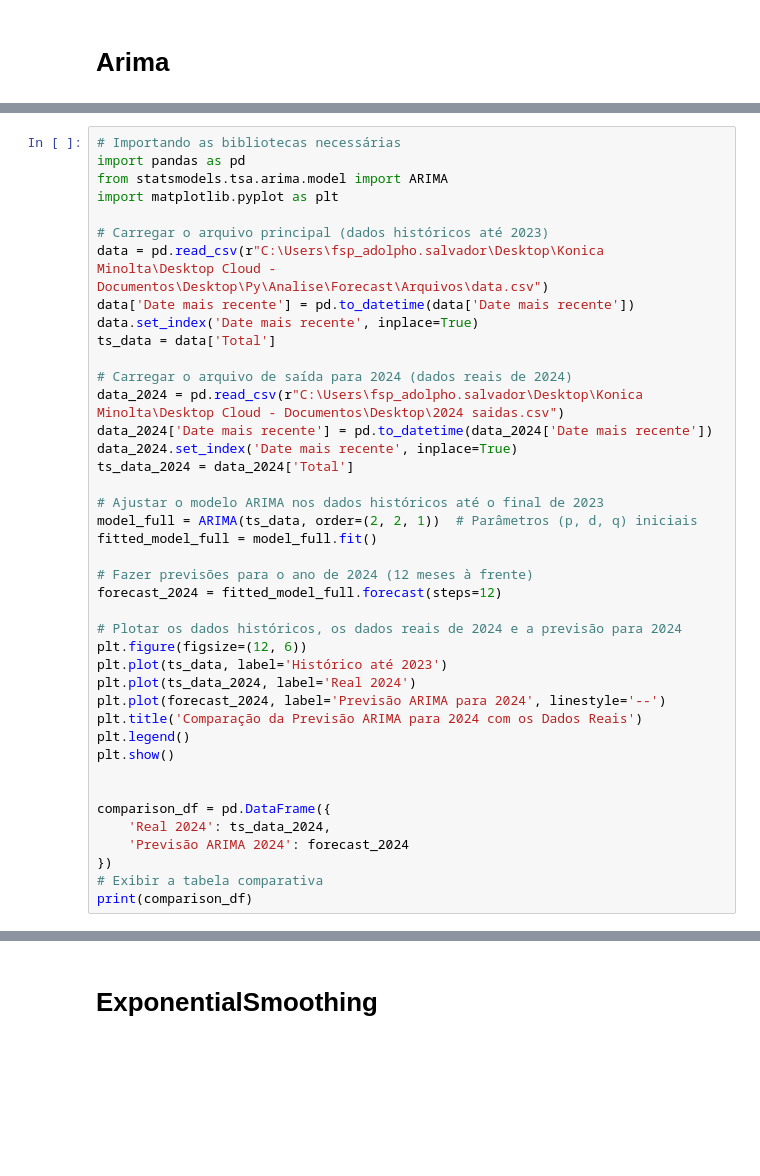
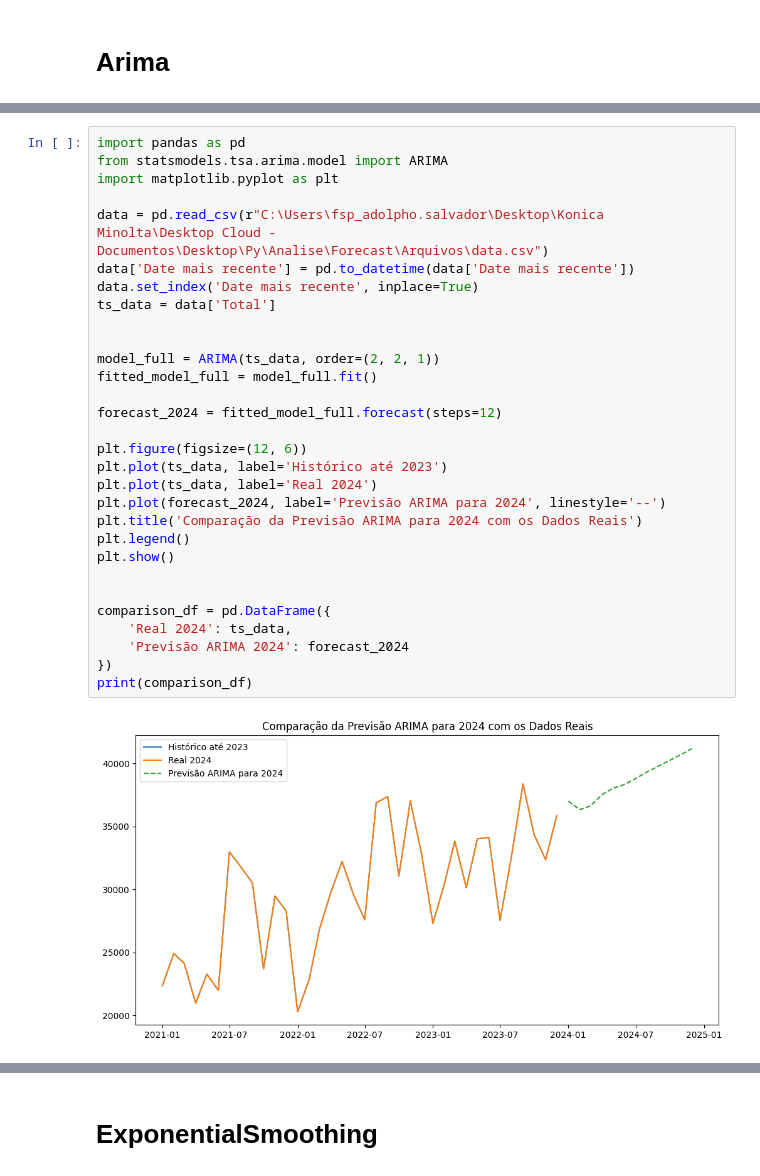
Before and after one commit to AdolphoBorgesSalvador/Analise, a Jupyter notebook: Forecast/analise_previsao.ipynb, the cells around one changed output, grey strips where cells are left out. Cells and saved outputs as stored; diff of their text form; blank space fills up the shorter version.

```diff
--- a/Forecast/analise_previsao.ipynb
+++ b/Forecast/analise_previsao.ipynb
@@ -45,41 +76,32 @@ print(best_model.summary())
 # %%
-# Importando as bibliotecas necessárias
 import pandas as pd
 from statsmodels.tsa.arima.model import ARIMA
 import matplotlib.pyplot as plt
 
-# Carregar o arquivo principal (dados históricos até 2023)
 data = pd.read_csv(r"C:\Users\fsp_adolpho.salvador\Desktop\Konica Minolta\Desktop Cloud - Documentos\Desktop\Py\Analise\Forecast\Arquivos\data.csv")
 data['Date mais recente'] = pd.to_datetime(data['Date mais recente'])
 data.set_index('Date mais recente', inplace=True)
 ts_data = data['Total']
 
-# Carregar o arquivo de saída para 2024 (dados reais de 2024)
-data_2024 = pd.read_csv(r"C:\Users\fsp_adolpho.salvador\Desktop\Konica Minolta\Desktop Cloud - Documentos\Desktop\2024 saidas.csv")
-data_2024['Date mais recente'] = pd.to_datetime(data_2024['Date mais recente'])
-data_2024.set_index('Date mais recente', inplace=True)
-ts_data_2024 = data_2024['Total']
 
-# Ajustar o modelo ARIMA nos dados históricos até o final de 2023
-model_full = ARIMA(ts_data, order=(2, 2, 1))  # Parâmetros (p, d, q) iniciais
+model_full = ARIMA(ts_data, order=(2, 2, 1))
 fitted_model_full = model_full.fit()
 
-# Fazer previsões para o ano de 2024 (12 meses à frente)
 forecast_2024 = fitted_model_full.forecast(steps=12)
 
-# Plotar os dados históricos, os dados reais de 2024 e a previsão para 2024
 plt.figure(figsize=(12, 6))
 plt.plot(ts_data, label='Histórico até 2023')
-plt.plot(ts_data_2024, label='Real 2024')
+plt.plot(ts_data, label='Real 2024')
 plt.plot(forecast_2024, label='Previsão ARIMA para 2024', linestyle='--')
 plt.title('Comparação da Previsão ARIMA para 2024 com os Dados Reais')
 plt.legend()
 plt.show()
 
 
 comparison_df = pd.DataFrame({
-    'Real 2024': ts_data_2024,
+    'Real 2024': ts_data,
     'Previsão ARIMA 2024': forecast_2024
 })
-# Exibir a tabela comparativa
 print(comparison_df)
+# %% [output]
+[figure, added]
```
Also changed, not shown: parts of 3 cells of this notebook, 3 other files.
